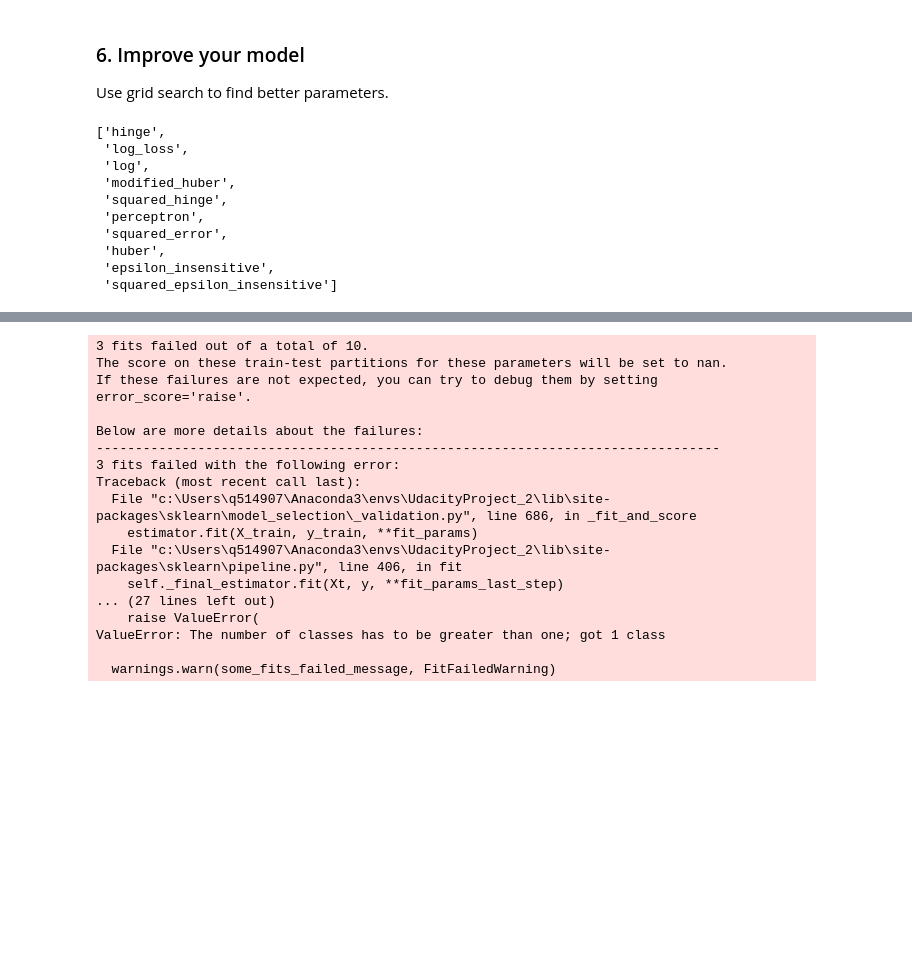
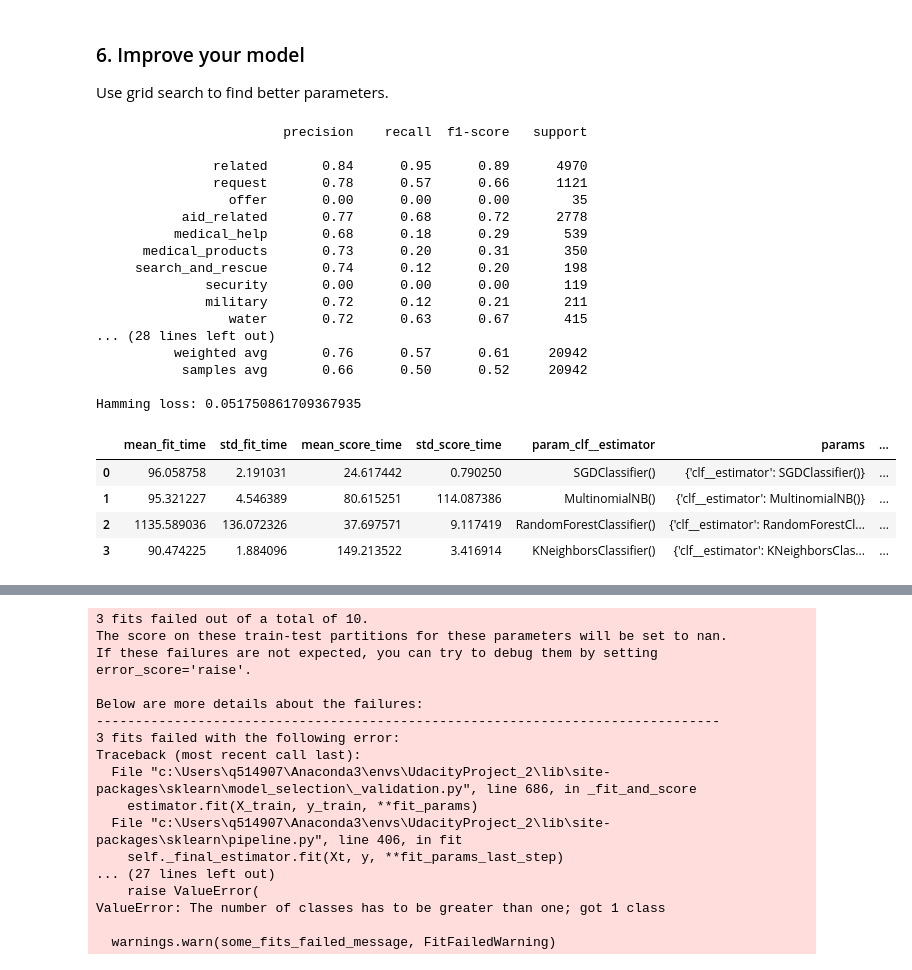
Before and after one commit to ben-sas/udacity_disaster_response_pipeline, a Jupyter notebook: ML_Pipeline.ipynb, the cells around one changed output, grey strips where cells are left out. Drawn from its saved outputs; the diff is of its cells as text; code cells hidden in the pictures; blank space fills up the shorter version.

```diff
--- a/ML_Pipeline.ipynb
+++ b/ML_Pipeline.ipynb
@@ -264,19 +254,0 @@ cv = 1
-# %%
-["hinge", "log_loss", "log", "modified_huber", "squared_hinge", "perceptron", "squared_error", "huber", "epsilon_insensitive", "squared_epsilon_insensitive"]
-# %% [output]
-['hinge',
- 'log_loss',
- 'log',
- 'modified_huber',
- 'squared_hinge',
- 'perceptron',
- 'squared_error',
- 'huber',
- 'epsilon_insensitive',
- 'squared_epsilon_insensitive']
-# %%
-parameters_algorithms = {
-    'clf__estimator': [SGDClassifier(), MultinomialNB(), RandomForestClassifier(), KNeighborsClassifier()],
-}
-
-grid_search_model = GridSearchCV(pipeline_modular, param_grid=parameters_algorithms)
@@ -283 +269,31 @@ grid_search_model = GridSearchCV(pipeline_modular, param_grid=parameters_algorit
+# %%
+print(classification_report(Y_test, prediction_grid_search_model, target_names=categories_colnames))
+print(f"Hamming loss: {hamming_loss(Y_test, prediction_grid_search_model)}")
+
+grid_search_results = pd.DataFrame(grid_search_model.cv_results_)
+grid_search_results
+# grid_search_results.to_csv("grid_search_results.csv")
+# %% [output]
+                        precision    recall  f1-score   support
+
+               related       0.84      0.95      0.89      4970
+               request       0.78      0.57      0.66      1121
+                 offer       0.00      0.00      0.00        35
+           aid_related       0.77      0.68      0.72      2778
+          medical_help       0.68      0.18      0.29       539
+      medical_products       0.73      0.20      0.31       350
+     search_and_rescue       0.74      0.12      0.20       198
+              security       0.00      0.00      0.00       119
+              military       0.72      0.12      0.21       211
+                 water       0.72      0.63      0.67       415
+... (28 lines left out)
+          weighted avg       0.76      0.57      0.61     20942
+           samples avg       0.66      0.50      0.52     20942
+
+Hamming loss: 0.051750861709367935
+|  | mean_fit_time | std_fit_time | mean_score_time | std_score_time | param_clf__estimator | params | ... |
+| 0 | 96.058758 | 2.191031 | 24.617442 | 0.790250 | SGDClassifier() | {'clf__estimator': SGDClassifier()} | ... |
+| 1 | 95.321227 | 4.546389 | 80.615251 | 114.087386 | MultinomialNB() | {'clf__estimator': MultinomialNB()} | ... |
+| 2 | 1135.589036 | 136.072326 | 37.697571 | 9.117419 | RandomForestClassifier() | {'clf__estimator': RandomForestCl... | ... |
+| 3 | 90.474225 | 1.884096 | 149.213522 | 3.416914 | KNeighborsClassifier() | {'clf__estimator': KNeighborsClas... | ... |
 # %%
```
Also changed, not shown: parts of 8 cells of this notebook, 1 other file.
